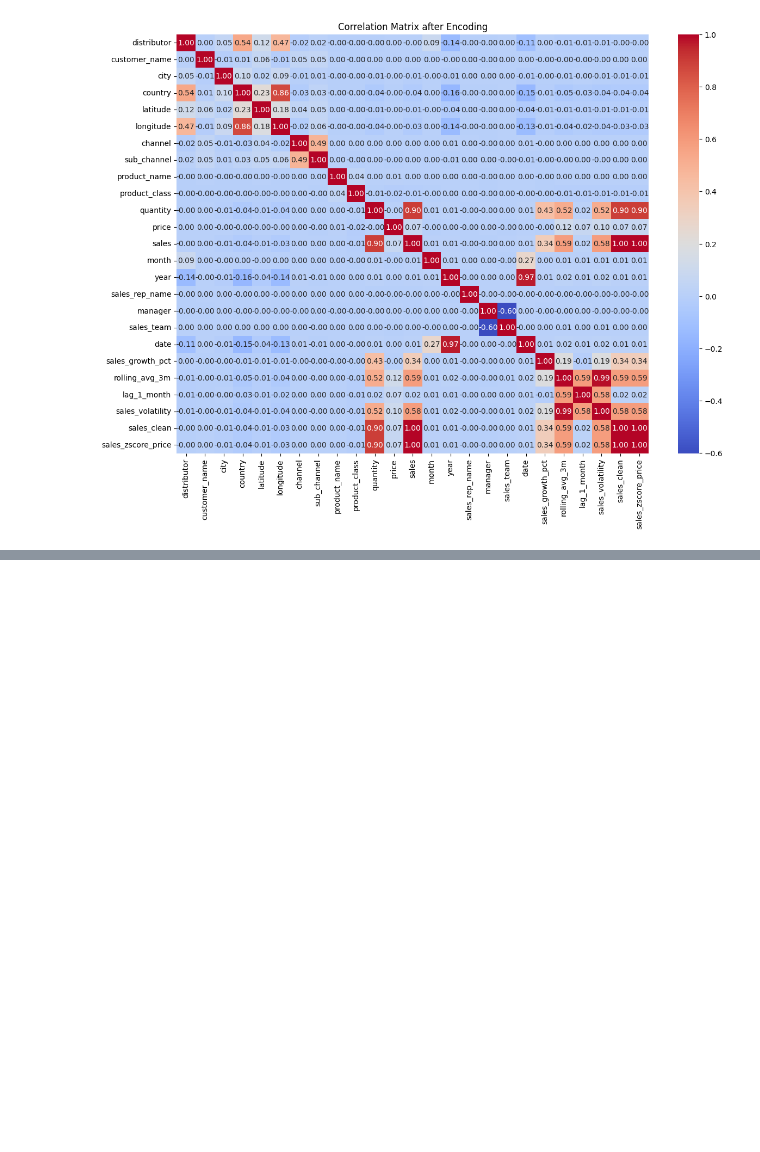
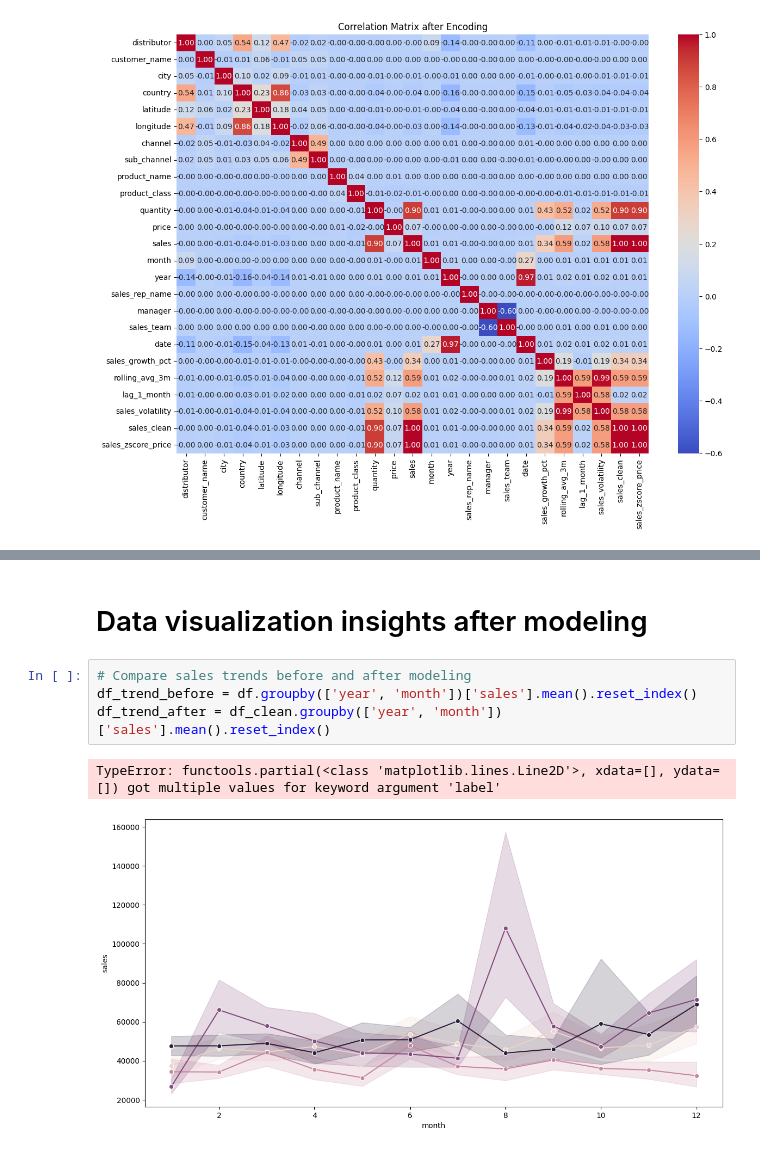
Before and after one commit to Mipjeiger/pharmacy-ml-engineer-end-to-end-enterprise-project, a Jupyter notebook: notebook/eda.ipynb, the cells around one changed output, grey strips where cells are left out. Saved outputs shown, nothing was run; the diff lists cells and outputs as text; blank space fills up the shorter version.

Commit message:
getting insights from prompting AI Engineer using llama3 model and getting results for model in supervised learning

```diff
--- a/notebook/eda.ipynb
+++ b/notebook/eda.ipynb
@@ -227,0 +365,9 @@ plt.show()
+# %% [markdown]
+# Data visualization insights after modeling
+# %%
+# Compare sales trends before and after modeling
+df_trend_before = df.groupby(['year', 'month'])['sales'].mean().reset_index()
+df_trend_after = df_clean.groupby(['year', 'month'])['sales'].mean().reset_index()
+# %% [output]
+TypeError: functools.partial(<class 'matplotlib.lines.Line2D'>, xdata=[], ydata=[]) got multiple values for keyword argument 'label'
+[figure, added]
```
Also changed, not shown: parts of 12 cells of this notebook, 7 other files.
